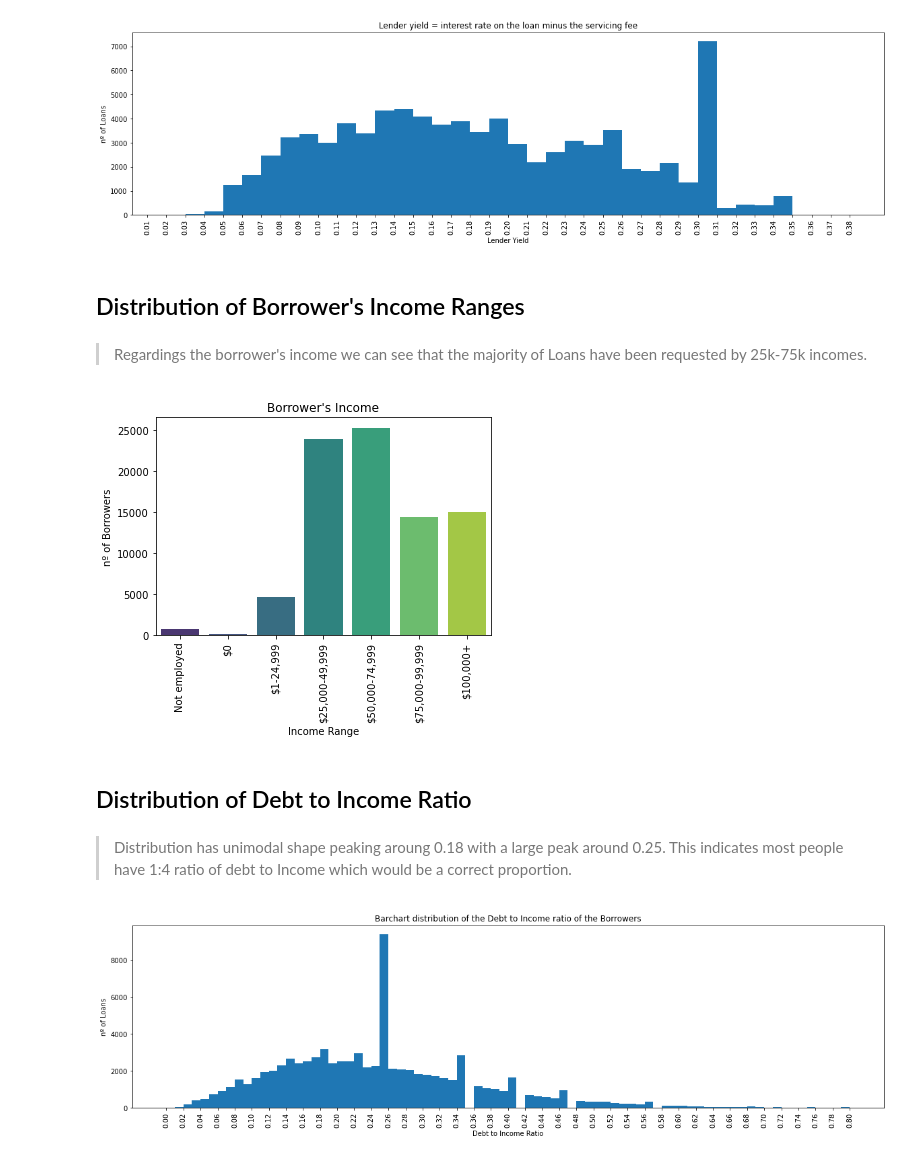
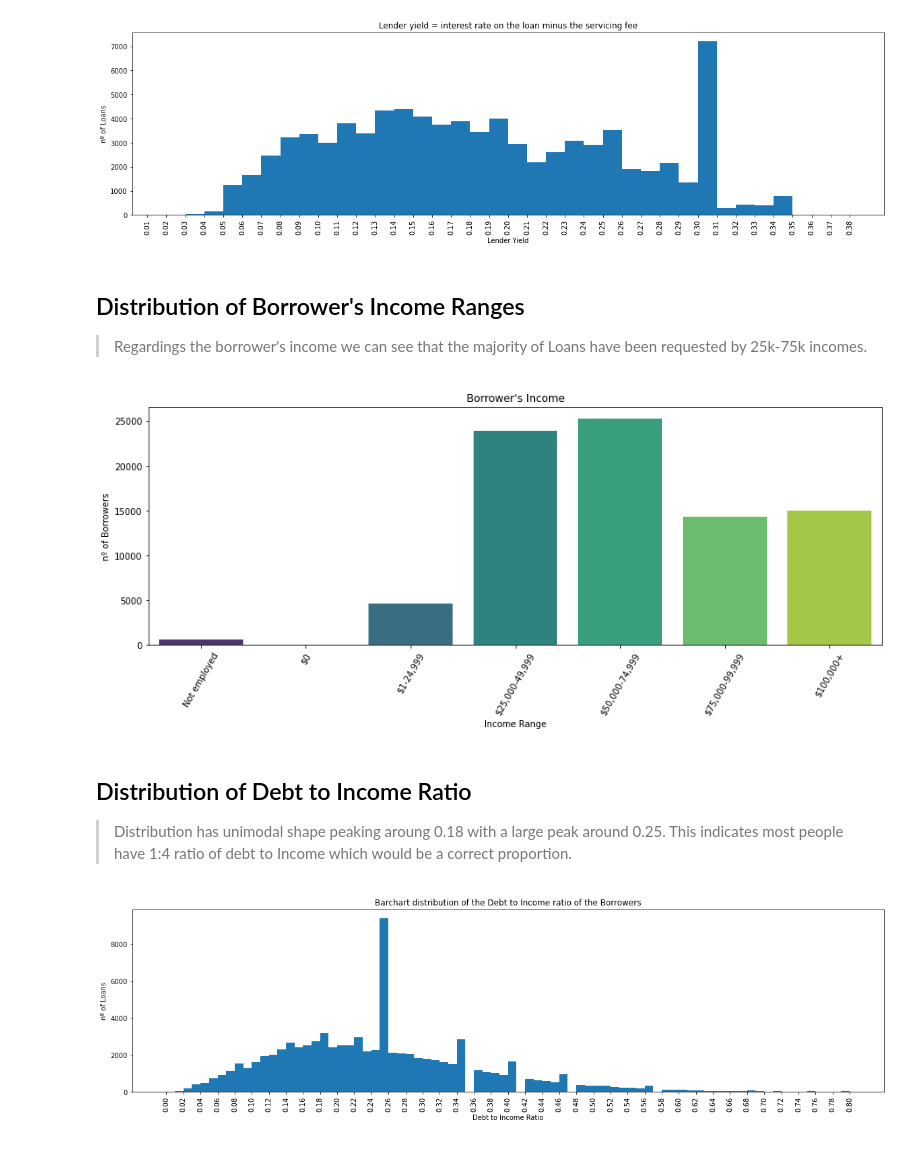
Before and after one commit to MarcCampmanyGar/Loan_Data_Analysis, a Jupyter notebook: slide_deck.ipynb, the cells around one changed output. Cells and saved outputs as stored; diff of their text form; code cells hidden in the pictures.

```diff
--- a/slide_deck.ipynb
+++ b/slide_deck.ipynb
@@ -79,22 +79,22 @@ plt.ylabel('nº of Loans')
 plt.xlabel('Lender Yield');
 # %% [output]
 [figure]
-# %% [markdown]
-## Distribution of Borrower's Income Ranges
 # %% [markdown]
+## Distribution of Borrower's Income Ranges
+
 > Regardings the borrower's income we can see that the majority of Loans have been requested by 25k-75k incomes.
 # %%
-plt.subplot(1,3,3)
+plt.figure(figsize = [15, 5])
 sb.countplot(data = loans, x = 'IncomeRange', palette='viridis')
-plt.xticks(rotation=90);
+plt.xticks(rotation=60);
 plt.title('Borrower\'s Income')
 plt.ylabel('nº of Borrowers')
 plt.xlabel('Income Range');
 # %% [output]
-[figure, old version]
+[figure, new version]
-# %% [markdown]
-## Distribution of Debt to Income Ratio
 # %% [markdown]
+## Distribution of Debt to Income Ratio
+
 > Distribution has unimodal shape peaking aroung 0.18 with a large peak around 0.25. This indicates most people have 1:4 ratio of debt to Income which would be a correct proportion.
 # %%
 # distribution of DebtToIncomeRatio
```
Also changed, not shown: parts of 14 cells of this notebook, 1 other file.
